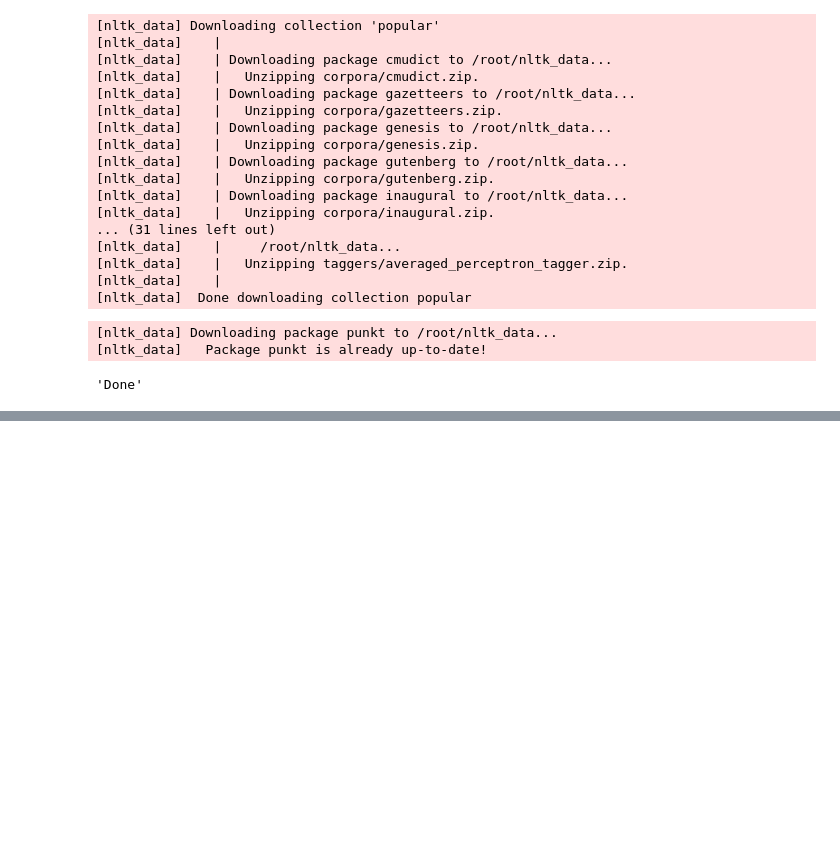
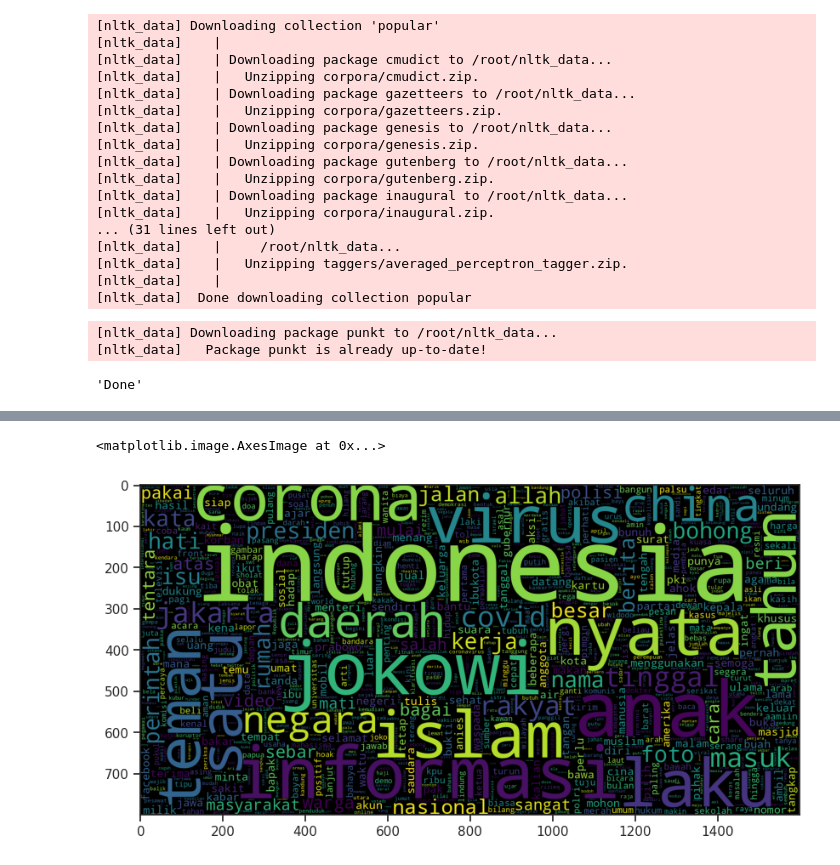
Before and after one commit to shahruroji/shahruroji, a Jupyter notebook: data_mining.ipynb, the cells around one changed output, grey strips where cells are left out. Saved outputs shown, nothing was run; the diff lists cells and outputs as text; code cells hidden in the pictures; blank space fills up the shorter version.

```diff
--- a/data_mining.ipynb
+++ b/data_mining.ipynb
@@ -112,0 +252,4 @@ random_state = 170
+# %%
+# Drop data duplikat berdasarkan judul
+data.drop_duplicates(subset='judul', keep='first', inplace=True, ignore_index=False)
+data.shape
@@ -112,0 +413,4 @@ random_state = 170
+# %%
+# menggabungkan data untuk visualisasi hasil labeling
+df_label = pd.concat([data_narasi, data['label']], axis=1)
+df_label
@@ -112,0 +439,13 @@ random_state = 170
+# %%
+# Dataframe untuk masing-masing data hoax dan bukan hoax
+df_label_hoax = df_label[0][df_label['label']==1] # Data hasil labeling dengan data hoax
+df_label_nohoax = df_label[0][df_label['label']==0] # Data hasil labeling dengan bukan hoax
+# %%
+# word cloud untuk berita yang mengandung hoax
+plt.figure(figsize = (10,6))
+wc1 = WordCloud(max_words = 1000 , width = 1600 , height = 800,
+               collocations=False).generate(",".join([str(i) for i in df_label_hoax]))
+plt.imshow(wc1)
+# %% [output]
+<matplotlib.image.AxesImage at 0x...>
+[figure, added]
```
Also changed, not shown: parts of 33 cells of this notebook.
